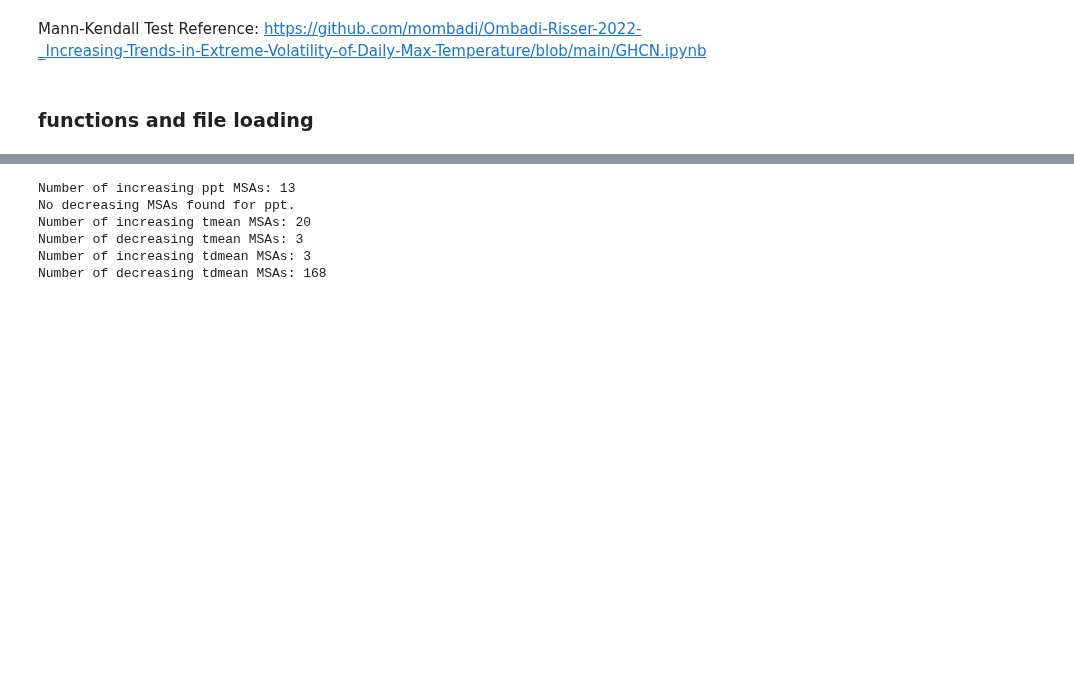
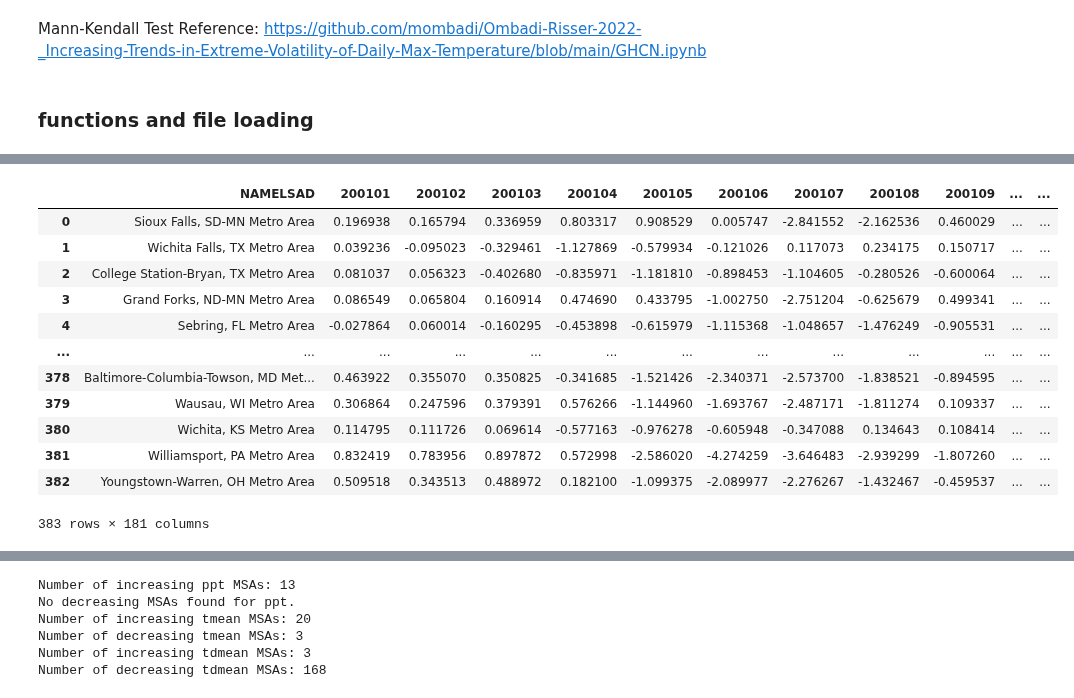
Before and after one commit to qifan-wu/urban_greening_windows, a Jupyter notebook: trend_analysis.ipynb, the cells around one changed output, grey strips where cells are left out. Saved outputs shown, nothing was run; the diff lists cells and outputs as text; code cells hidden in the pictures; blank space fills up the shorter version.

```diff
--- a/trend_analysis.ipynb
+++ b/trend_analysis.ipynb
@@ -146,0 +151,16 @@ nee_trend.merge(msa_region_name, on='NAMELSAD').to_csv(constants.NEE_TREND, inde
+# %%
+nee_df
+# %% [output]
+|  | NAMELSAD | 200101 | 200102 | 200103 | 200104 | 200105 | 200106 | 200107 | 200108 | 200109 | ... | ... |
+| 0 | Sioux Falls, SD-MN Metro Area | 0.196938 | 0.165794 | 0.336959 | 0.803317 | 0.908529 | 0.005747 | -2.841552 | -2.162536 | 0.460029 | ... | ... |
+| 1 | Wichita Falls, TX Metro Area | 0.039236 | -0.095023 | -0.329461 | -1.127869 | -0.579934 | -0.121026 | 0.117073 | 0.234175 | 0.150717 | ... | ... |
+| 2 | College Station-Bryan, TX Metro Area | 0.081037 | 0.056323 | -0.402680 | -0.835971 | -1.181810 | -0.898453 | -1.104605 | -0.280526 | -0.600064 | ... | ... |
+| 3 | Grand Forks, ND-MN Metro Area | 0.086549 | 0.065804 | 0.160914 | 0.474690 | 0.433795 | -1.002750 | -2.751204 | -0.625679 | 0.499341 | ... | ... |
+| 4 | Sebring, FL Metro Area | -0.027864 | 0.060014 | -0.160295 | -0.453898 | -0.615979 | -1.115368 | -1.048657 | -1.476249 | -0.905531 | ... | ... |
+| ... | ... | ... | ... | ... | ... | ... | ... | ... | ... | ... | ... | ... |
+| 378 | Baltimore-Columbia-Towson, MD Met... | 0.463922 | 0.355070 | 0.350825 | -0.341685 | -1.521426 | -2.340371 | -2.573700 | -1.838521 | -0.894595 | ... | ... |
+| 379 | Wausau, WI Metro Area | 0.306864 | 0.247596 | 0.379391 | 0.576266 | -1.144960 | -1.693767 | -2.487171 | -1.811274 | 0.109337 | ... | ... |
+| 380 | Wichita, KS Metro Area | 0.114795 | 0.111726 | 0.069614 | -0.577163 | -0.976278 | -0.605948 | -0.347088 | 0.134643 | 0.108414 | ... | ... |
+| 381 | Williamsport, PA Metro Area | 0.832419 | 0.783956 | 0.897872 | 0.572998 | -2.586020 | -4.274259 | -3.646483 | -2.939299 | -1.807260 | ... | ... |
+| 382 | Youngstown-Warren, OH Metro Area | 0.509518 | 0.343513 | 0.488972 | 0.182100 | -1.099375 | -2.089977 | -2.276267 | -1.432467 | -0.459537 | ... | ... |
+383 rows × 181 columns
```
Also changed, not shown: parts of 8 cells of this notebook, 1 other file.
